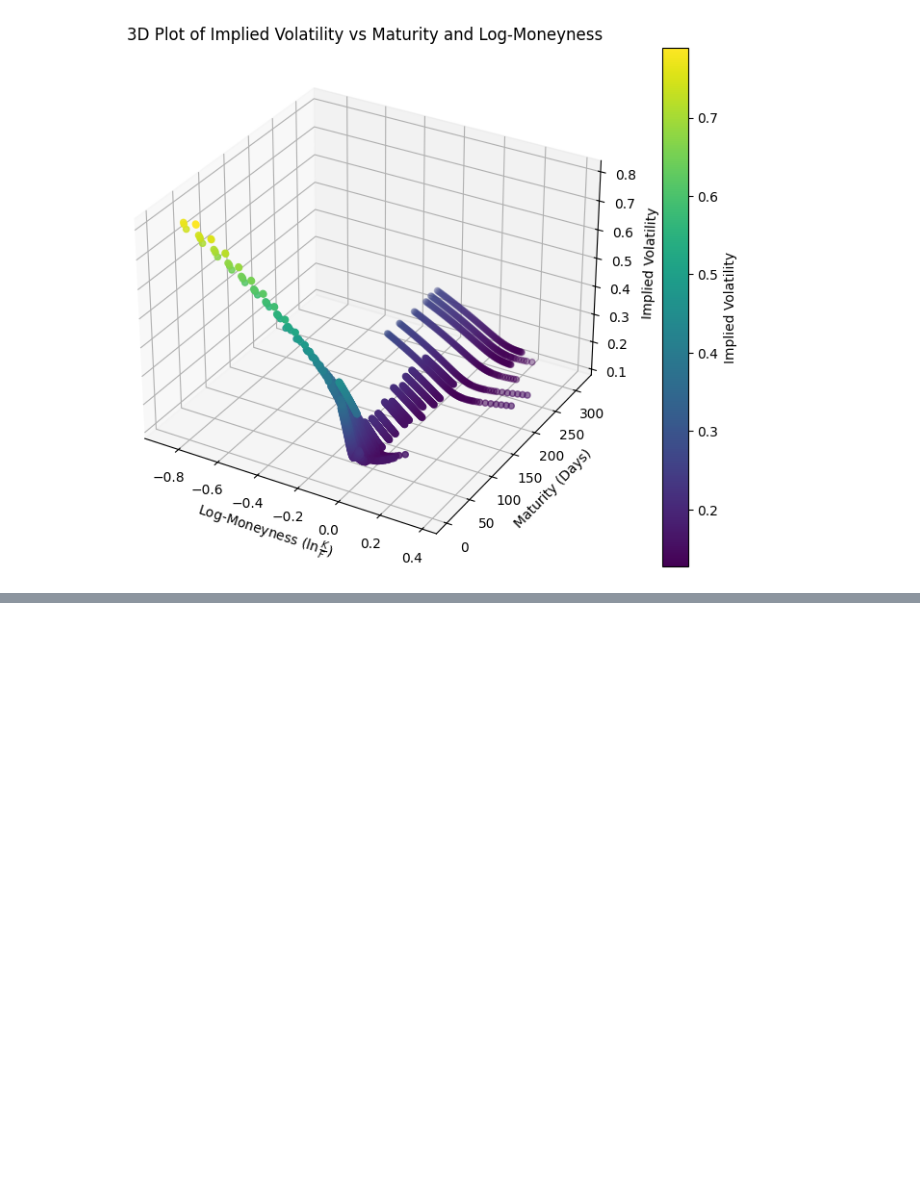
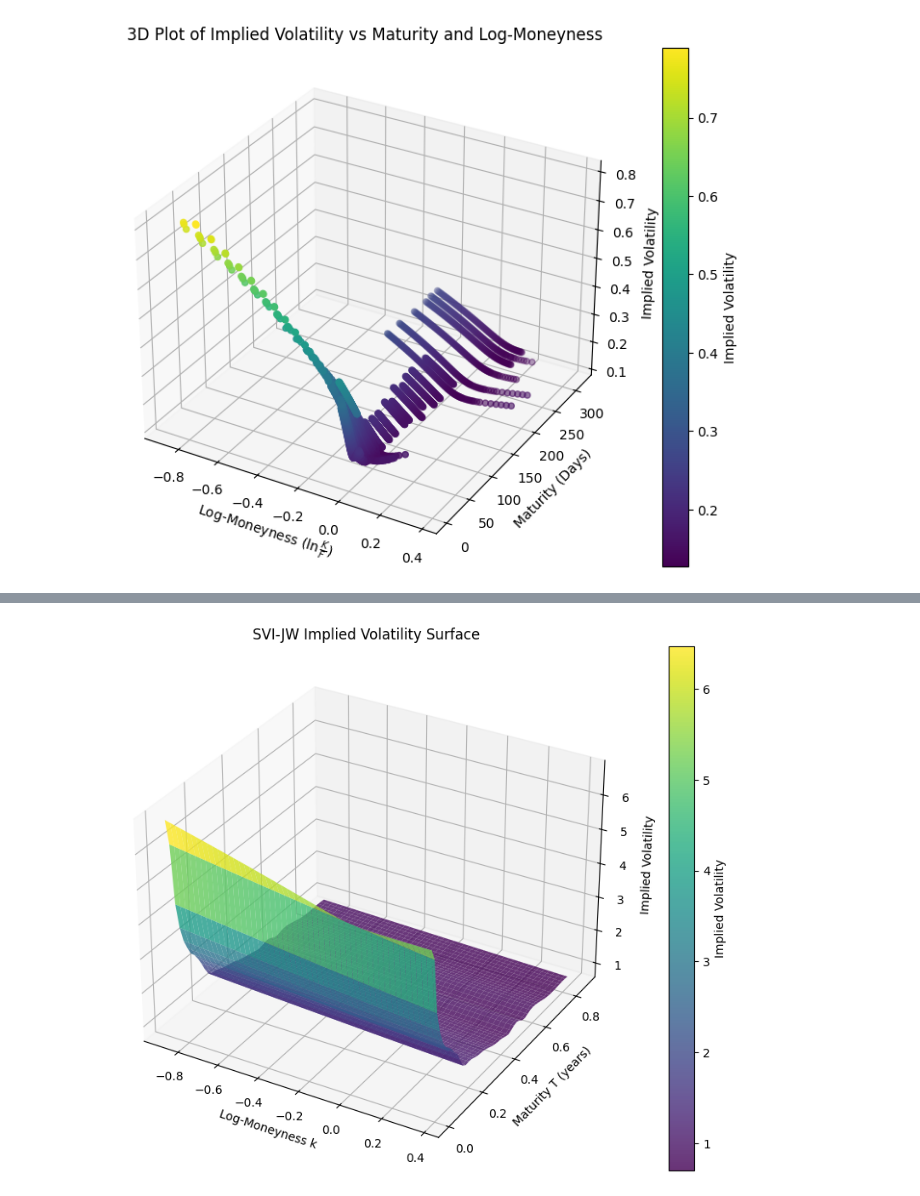
Before and after one commit to xwj0109/FYP, a Jupyter notebook: HestonCalibration.ipynb, the cells around one changed output, grey strips where cells are left out. Drawn from its saved outputs; the diff is of its cells as text; code cells hidden in the pictures; blank space fills up the shorter version.

```diff
--- a/HestonCalibration.ipynb
+++ b/HestonCalibration.ipynb
@@ -539,0 +548,61 @@ svi_params = pd.read_csv(r'/Users/oscarxue/Downloads/svi_parameters.csv')
+# %%
+#Method 1: interpolate SVI JW parameters
+
+def w_svi_jw(k, T):
+    """
+    Compute the total implied variance w(k, T) at log-moneyness k and maturity T,
+    using the interpolated SVI-JW parameters.
+
+    Parameters:
+      k : float or array-like
+         Log-moneyness.
+      T : float or array-like
+         Maturity (ensure T is in the same units as used for the interpolation, e.g. years).
+
+    Returns:
+      Total implied variance (sigma^2 * T) computed via the SVI-JW formula.
+    """
+    # Evaluate interpolated parameters at maturity T:
+    v_atm = v_interp(T)   # ATM total variance
+    psi   = psi_interp(T) # ATM skew
+    p     = p_interp(T)   # left wing slope
+    c     = c_interp(T)   # right wing slope
+    vt    = vt_interp(T)  # minimum total variance (w_min)
+
+    diff = v_atm - vt   # This difference should be positive for a valid slice
+
+    # SVI-JW formula:
+    return vt + (diff/2) * (1 + (psi * k)/diff + np.sqrt(((psi * k)/diff)**2 + (4 * p * c)/(diff**2)))
+
+# Create a grid for log-moneyness (k) and maturity (T).
+# Adjust the ranges as needed (here T is assumed to be in years).
+k_grid = np.linspace(log_moneyness.min(), log_moneyness.max(), 100)
+T_grid = np.linspace(min(svi_params['Maturity']), max(svi_params['Maturity']), 50)
+
+# Create mesh grids for k and T:
+K, T_mesh = np.meshgrid(k_grid, T_grid)
+
+# Initialize a grid to hold total implied variance values.
+W = np.zeros_like(K)
+
+# Evaluate the SVI-JW total variance on the grid:
+for i in range(K.shape[0]):
+    for j in range(K.shape[1]):
+        W[i, j] = w_svi_jw(K[i, j], T_mesh[i, j])
+
+# (Optional) Convert total variance to implied volatility.
+# Since total variance w = sigma^2 * T, implied vol is sigma = sqrt(w / T).
+IV = np.sqrt(W / T_mesh)
+
+# Plot the implied volatility surface (3D surface plot).
+fig = plt.figure(figsize=(12, 8))
+ax = fig.add_subplot(111, projection='3d')
+surf = ax.plot_surface(K, T_mesh, IV, cmap='viridis', edgecolor='none', alpha=0.8)
+fig.colorbar(surf, ax=ax, label='Implied Volatility')
+ax.set_xlabel('Log-Moneyness k')
+ax.set_ylabel('Maturity T (years)')
+ax.set_zlabel('Implied Volatility')
+ax.set_title('SVI-JW Implied Volatility Surface')
+plt.show()
+# %% [output]
+[figure, added]
```
Also changed, not shown: parts of 12 cells of this notebook.
